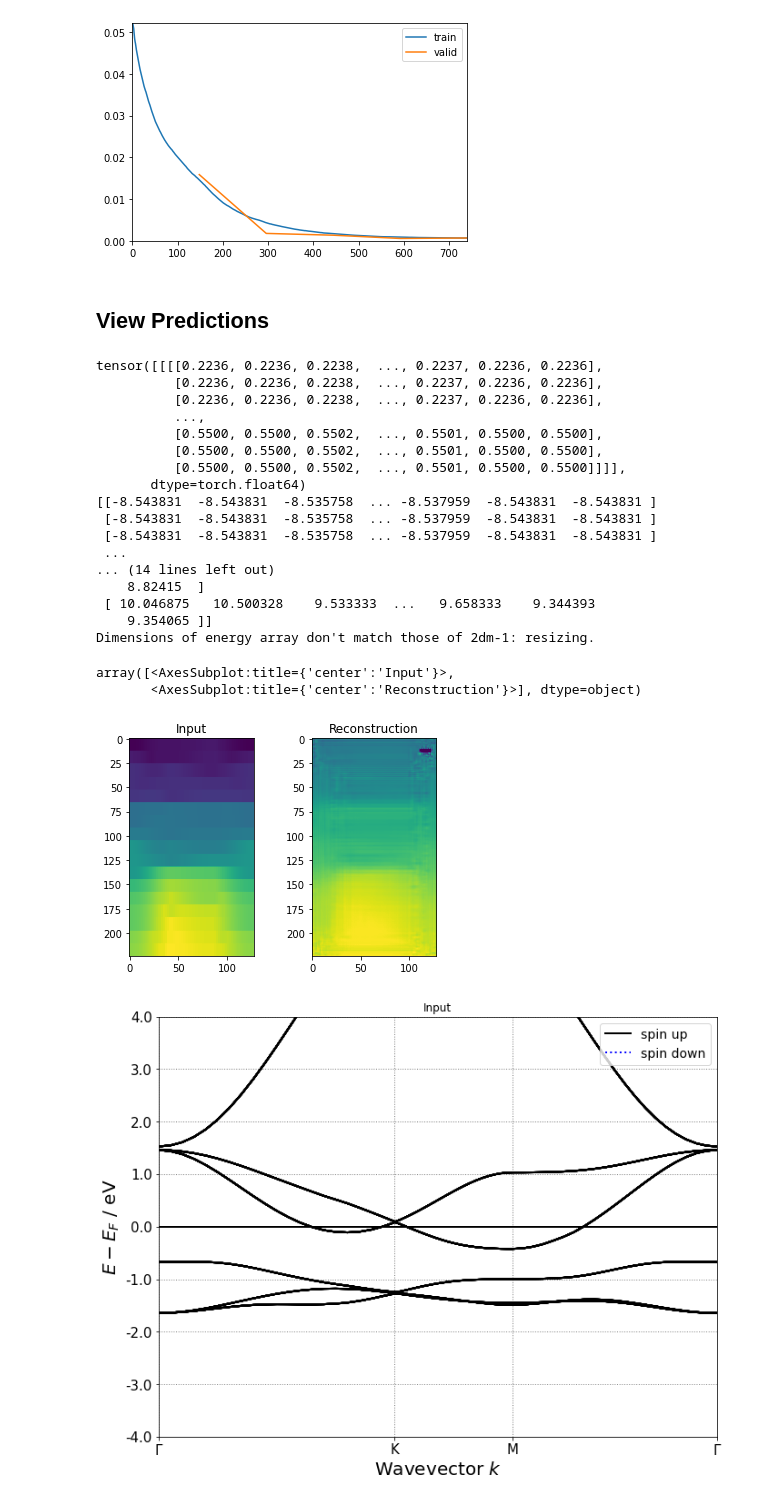
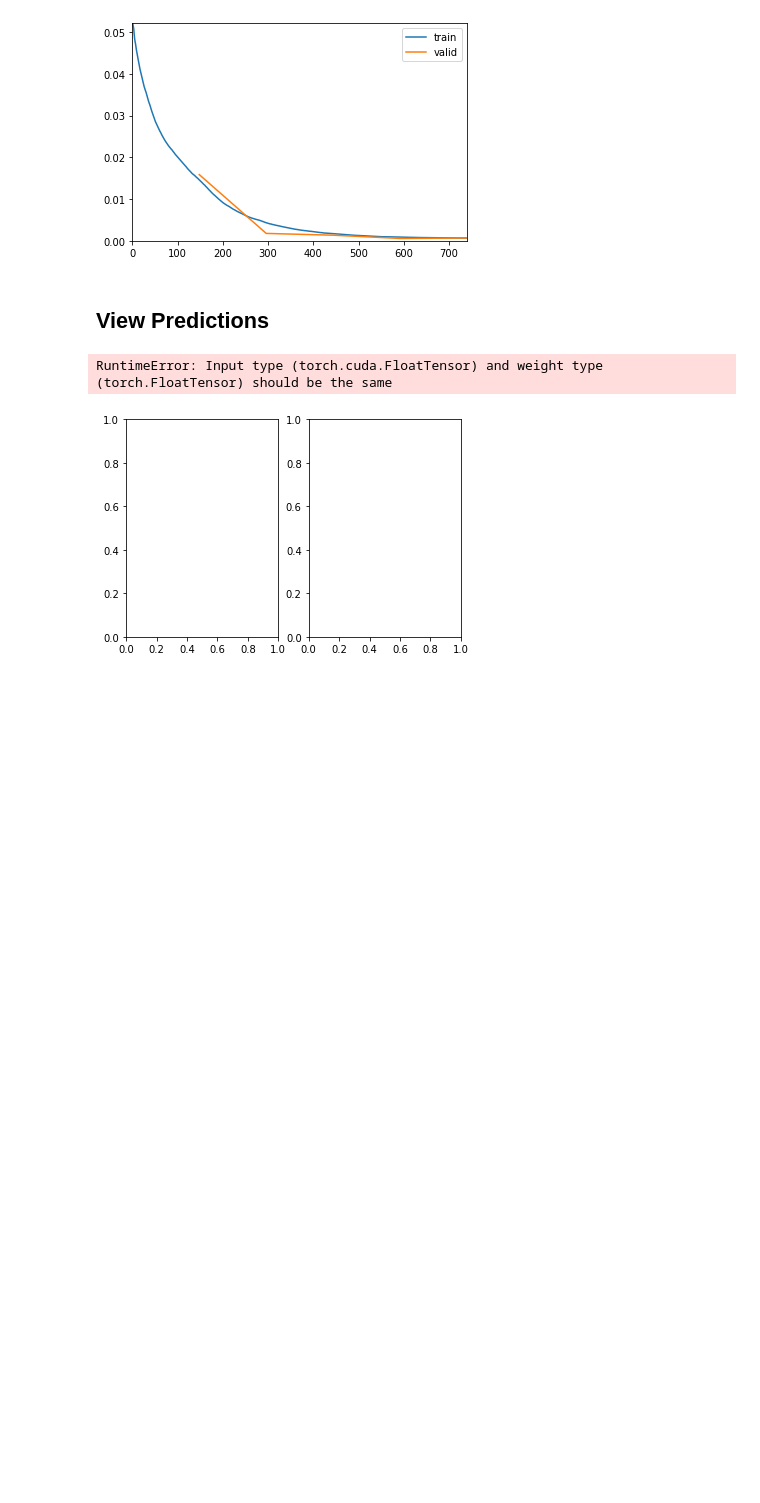
Before and after one commit to ThomasWarford/band-fingerprint, a Jupyter notebook: autoencoder/train.ipynb, the cells around one changed output. Saved outputs shown, nothing was run; the diff lists cells and outputs as text; code cells hidden in the pictures; blank space fills up the shorter version.

Commit message:
move all inputs to same device - currently not workinggit add src/band_plotters.py

```diff
--- a/autoencoder/train.ipynb
+++ b/autoencoder/train.ipynb
@@ -42,26 +42,10 @@ learn.fit_one_cycle(5)
 # %% [markdown]
 ## View Predictions
 # %%
-view_prediction("2dm-1", learn.model)
+model_path = "trained_models/simple_ae_1.pkl"
+trained_model = load_learner(model_path)
+
+view_prediction("2dm-1", trained_model.model)
 # %% [output]
-tensor([[[[0.2236, 0.2236, 0.2238,  ..., 0.2237, 0.2236, 0.2236],
-          [0.2236, 0.2236, 0.2238,  ..., 0.2237, 0.2236, 0.2236],
-          [0.2236, 0.2236, 0.2238,  ..., 0.2237, 0.2236, 0.2236],
-          ...,
-          [0.5500, 0.5500, 0.5502,  ..., 0.5501, 0.5500, 0.5500],
-          [0.5500, 0.5500, 0.5502,  ..., 0.5501, 0.5500, 0.5500],
-          [0.5500, 0.5500, 0.5502,  ..., 0.5501, 0.5500, 0.5500]]]],
-       dtype=torch.float64)
-[[-8.543831  -8.543831  -8.535758  ... -8.537959  -8.543831  -8.543831 ]
- [-8.543831  -8.543831  -8.535758  ... -8.537959  -8.543831  -8.543831 ]
- [-8.543831  -8.543831  -8.535758  ... -8.537959  -8.543831  -8.543831 ]
- ...
-... (14 lines left out)
-    8.82415  ]
- [ 10.046875   10.500328    9.533333  ...   9.658333    9.344393
-    9.354065 ]]
-Dimensions of energy array don't match those of 2dm-1: resizing.
+RuntimeError: Input type (torch.cuda.FloatTensor) and weight type (torch.FloatTensor) should be the same
-array([<AxesSubplot:title={'center':'Input'}>,
-       <AxesSubplot:title={'center':'Reconstruction'}>], dtype=object)
-[figure, old version]
+[figure, new version]
-[figure, removed]
```
Also changed, not shown: parts of 1 cell of this notebook, 3 other files.
